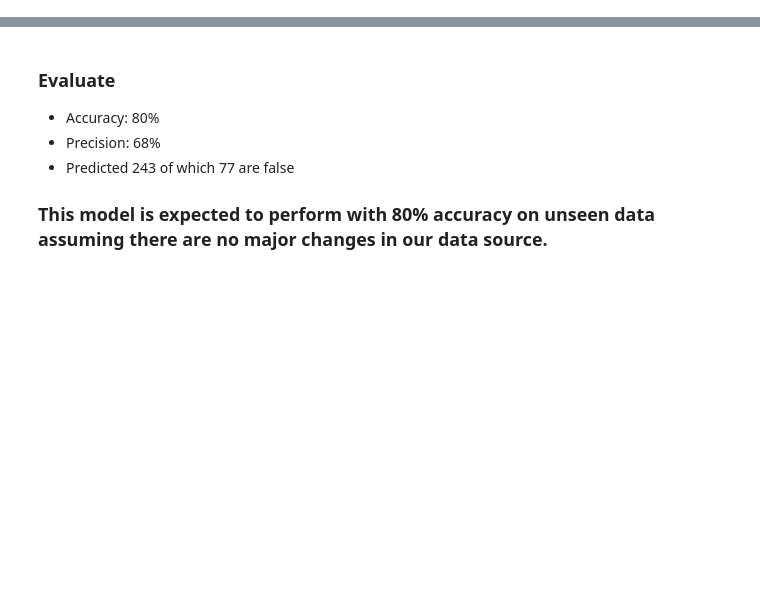
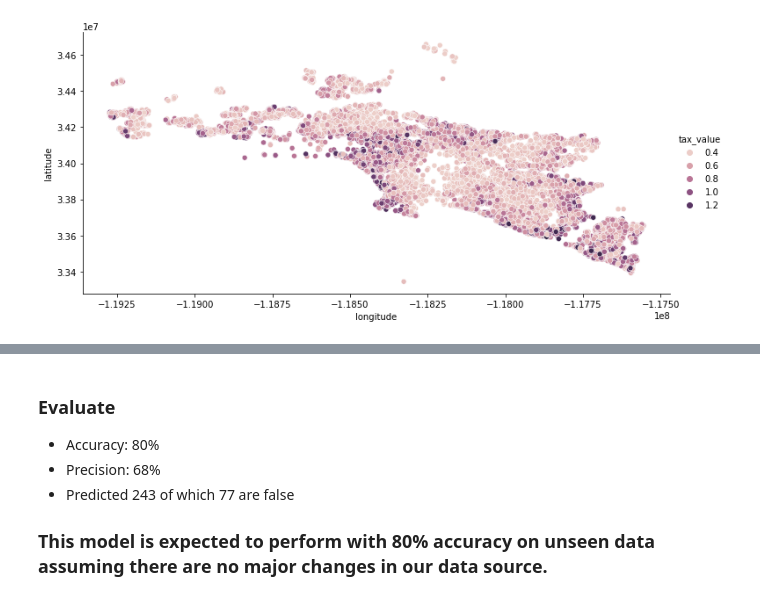
Before and after one commit to kanieladenis/zillow_regression_project, a Jupyter notebook: zillow_regression_project_report.ipynb, the cells around one changed output, grey strips where cells are left out. Drawn from its saved outputs; the diff is of its cells as text; code cells hidden in the pictures; blank space fills up the shorter version.

```diff
--- a/zillow_regression_project_report.ipynb
+++ b/zillow_regression_project_report.ipynb
@@ -746,0 +105,7 @@ weighted avg       0.78      0.80      0.78      1409
+# %%
+# Show house vlaues create than mean by coorindates, shows a map
+value_map = df[df.tax_value > df.tax_value.mean()]
+sns.relplot(data=value_map, x='longitude', y='latitude', hue='tax_value', height=5, aspect=2)
+plt.show()
+# %% [output]
+[figure, added]
```
Also changed, not shown: parts of 114 cells of this notebook, 5 other files.
